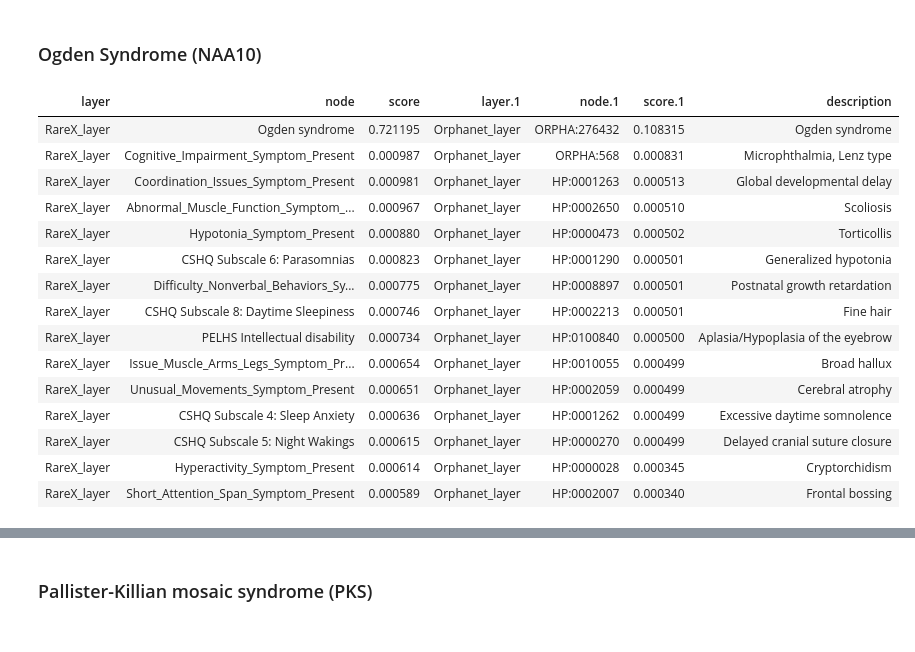
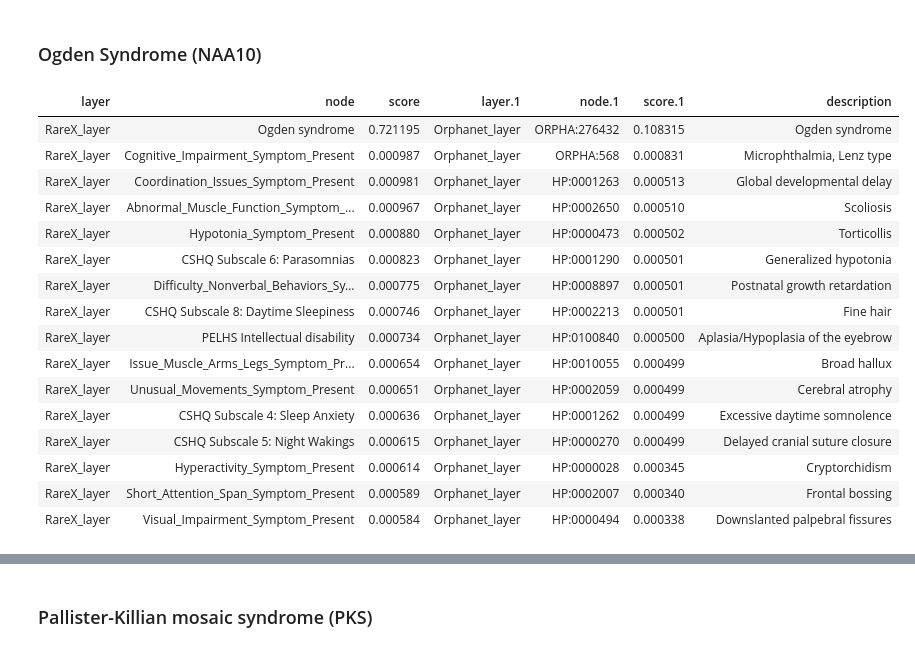
Before and after one commit to BAUDOTlab/Dream_Rare-X, a Jupyter notebook: jupyter-notebooks/step6_Analyze_MultiXrank_Results.ipynb, the cells around one changed output, grey strips where cells are left out. Saved outputs shown, nothing was run; the diff lists cells and outputs as text; code cells hidden in the pictures.

```diff
--- a/jupyter-notebooks/step6_Analyze_MultiXrank_Results.ipynb
+++ b/jupyter-notebooks/step6_Analyze_MultiXrank_Results.ipynb
@@ -457,22 +468,23 @@ Potential new symtom(s):
 # %% [markdown]
 ### Ogden Syndrome (NAA10)
 # %%
-dico_results_withOrpha['Ogden Syndrome (NAA10)'].head(topresults).style.hide(axis='index')
+dico_results_withOrpha['Ogden Syndrome (NAA10)'].head(topresults+1).style.hide(axis='index')
 # %% [output]
 | layer | node | score | layer.1 | node.1 | score.1 | description |
 | RareX_layer | Ogden syndrome | 0.721195 | Orphanet_layer | ORPHA:276432 | 0.108315 | Ogden syndrome |
 | RareX_layer | Cognitive_Impairment_Symptom_Present | 0.000987 | Orphanet_layer | ORPHA:568 | 0.000831 | Microphthalmia, Lenz type |
 | RareX_layer | Coordination_Issues_Symptom_Present | 0.000981 | Orphanet_layer | HP:0001263 | 0.000513 | Global developmental delay |
 | RareX_layer | Abnormal_Muscle_Function_Symptom_... | 0.000967 | Orphanet_layer | HP:0002650 | 0.000510 | Scoliosis |
 | RareX_layer | Hypotonia_Symptom_Present | 0.000880 | Orphanet_layer | HP:0000473 | 0.000502 | Torticollis |
 | RareX_layer | CSHQ Subscale 6: Parasomnias | 0.000823 | Orphanet_layer | HP:0001290 | 0.000501 | Generalized hypotonia |
 | RareX_layer | Difficulty_Nonverbal_Behaviors_Sy... | 0.000775 | Orphanet_layer | HP:0008897 | 0.000501 | Postnatal growth retardation |
 | RareX_layer | CSHQ Subscale 8: Daytime Sleepiness | 0.000746 | Orphanet_layer | HP:0002213 | 0.000501 | Fine hair |
 | RareX_layer | PELHS Intellectual disability | 0.000734 | Orphanet_layer | HP:0100840 | 0.000500 | Aplasia/Hypoplasia of the eyebrow |
 | RareX_layer | Issue_Muscle_Arms_Legs_Symptom_Pr... | 0.000654 | Orphanet_layer | HP:0010055 | 0.000499 | Broad hallux |
 | RareX_layer | Unusual_Movements_Symptom_Present | 0.000651 | Orphanet_layer | HP:0002059 | 0.000499 | Cerebral atrophy |
 | RareX_layer | CSHQ Subscale 4: Sleep Anxiety | 0.000636 | Orphanet_layer | HP:0001262 | 0.000499 | Excessive daytime somnolence |
 | RareX_layer | CSHQ Subscale 5: Night Wakings | 0.000615 | Orphanet_layer | HP:0000270 | 0.000499 | Delayed cranial suture closure |
 | RareX_layer | Hyperactivity_Symptom_Present | 0.000614 | Orphanet_layer | HP:0000028 | 0.000345 | Cryptorchidism |
 | RareX_layer | Short_Attention_Span_Symptom_Present | 0.000589 | Orphanet_layer | HP:0002007 | 0.000340 | Frontal bossing |
+| RareX_layer | Visual_Impairment_Symptom_Present | 0.000584 | Orphanet_layer | HP:0000494 | 0.000338 | Downslanted palpebral fissures |
 # %% [markdown]
```
Also changed, not shown: parts of 10 cells of this notebook.
